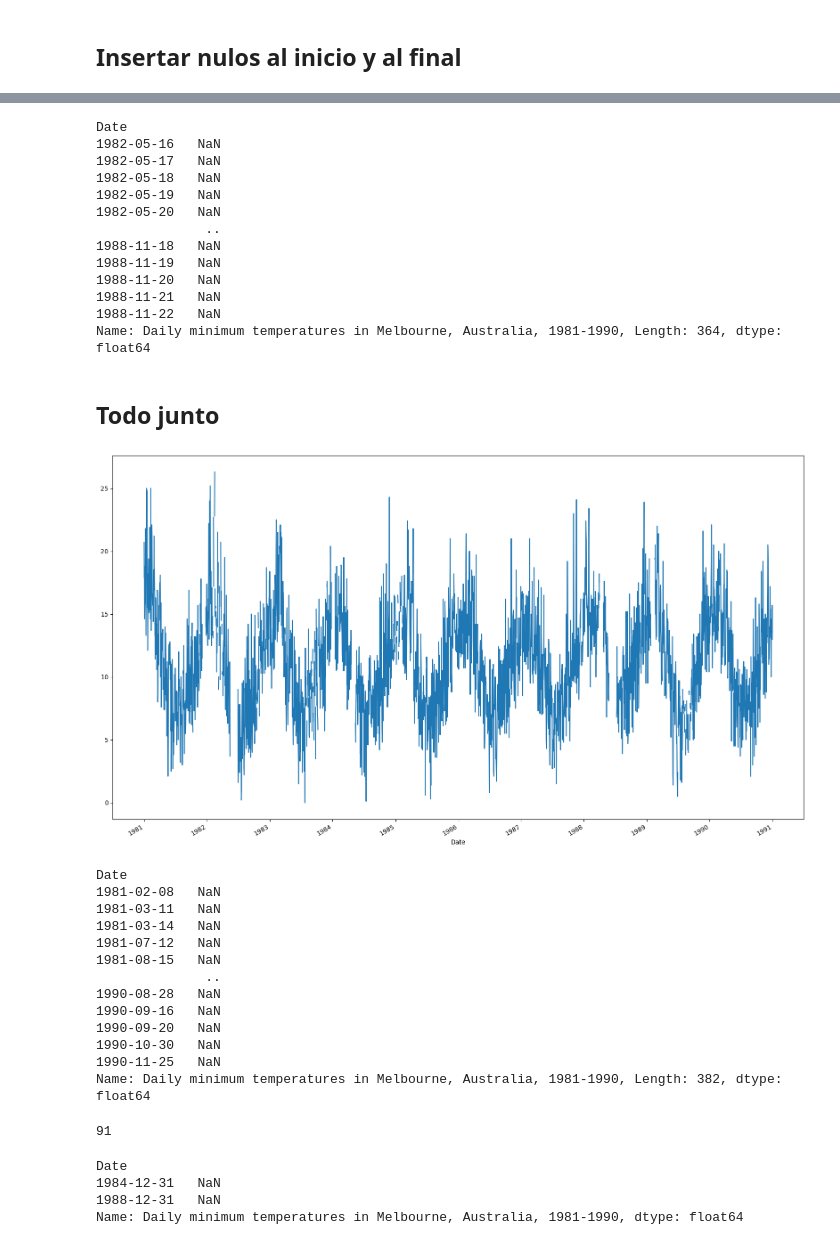
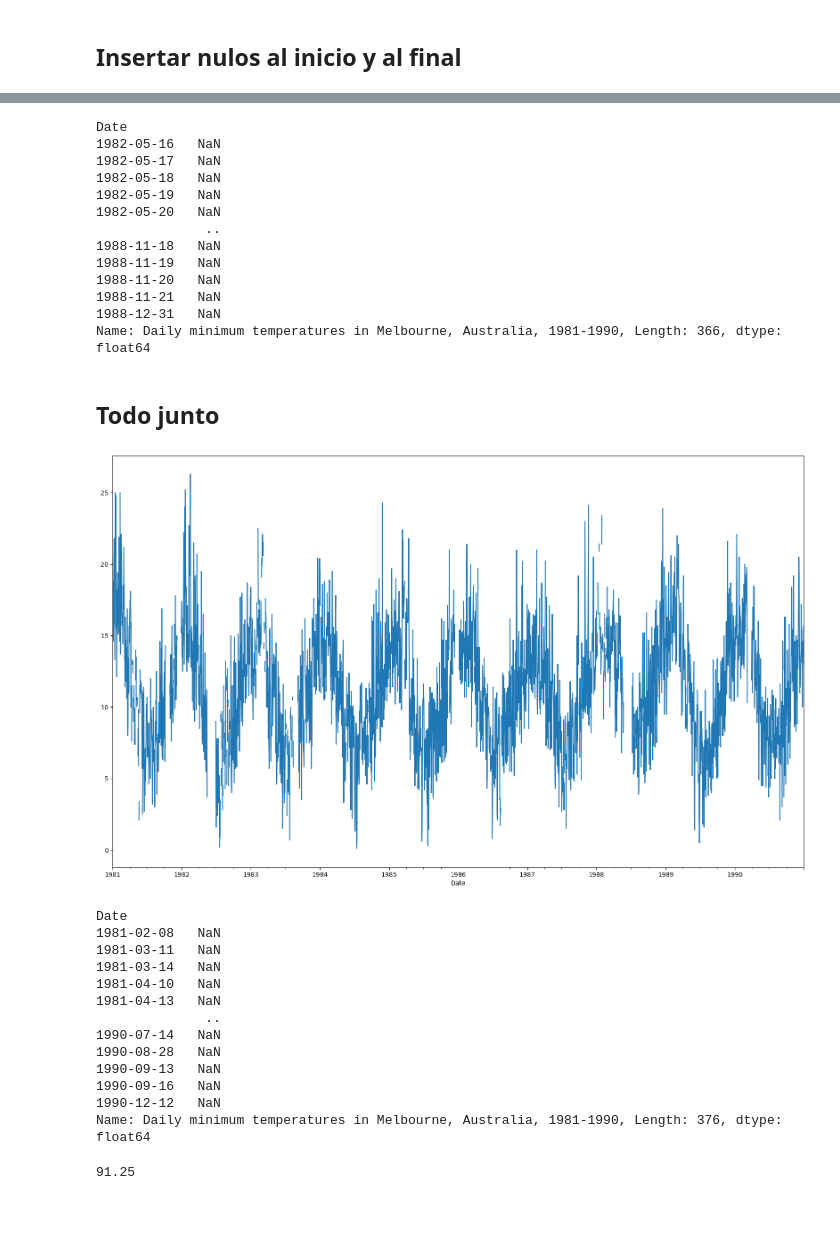
Before and after one commit to amangelluis/WorkspaceTFG, a Jupyter notebook: code/create_missing_values.ipynb, the cells around one changed output, grey strips where cells are left out. Drawn from its saved outputs; the diff is of its cells as text; code cells hidden in the pictures; blank space fills up the shorter version.

```diff
--- a/code/create_missing_values.ipynb
+++ b/code/create_missing_values.ipynb
@@ -44,0 +47,3 @@ dataframe.isnull().melt().pipe(lambda df: (sns.displot(data=df, y='variable', hu
+# %%
+series = series.resample('D').mean()
+series[series.isna()]
@@ -96,7 +104,12 @@ n_eliminar = int(len(series) * porcentaje)
 indices_a_eliminar = np.random.choice(series.index, size=round(n_eliminar*divisiones), replace=False)
 
 for i in range (0, len(indices_a_eliminar)):
-    serie_nulos_seguidos.iloc[serie_nulos_seguidos.index.get_loc(indices_a_eliminar[i]):serie_nulos_seguidos.index.get_loc(indices_a_eliminar[i])+int(1/divisiones)+1] = np.nan
+    inicio = serie_nulos_seguidos.index.get_loc(indices_a_eliminar[i])
+    final = serie_nulos_seguidos.index.get_loc(indices_a_eliminar[i])+int(1/divisiones)+1
+    if final >= len(serie_nulos_seguidos):
+        inicio -= int(1/divisiones)+1
+        final -= int(1/divisiones)+1
+    serie_nulos_seguidos.iloc[inicio:final] = np.nan
 serie_nulos_seguidos.plot(figsize=(20,12))
 plt.show()
 # %% [output]
@@ -174,10 +177,12 @@ serie_nulos_discontinuos = series.copy()
 n_eliminar = int(len(series) * porcentaje)
 
 indices_a_eliminar = np.random.choice(series.index, size=round(n_eliminar*divisiones), replace=False)
-
 for i in range (0, len(indices_a_eliminar)):
     inicio = serie_nulos_discontinuos.index.get_loc(indices_a_eliminar[i])
     final = serie_nulos_discontinuos.index.get_loc(indices_a_eliminar[i])+int(1/divisiones)*3+7
+    if final>=len(serie_nulos_discontinuos):
+        inicio -= int(1/divisiones)*3+7
+        final -= int(1/divisiones)*3+7
     for j in range(inicio,final,3):
         serie_nulos_discontinuos.iloc[j] = np.nan
 serie_nulos_discontinuos.plot(figsize=(20,12))
@@ -239,8 +244,8 @@ Date
 1988-11-19   NaN
 1988-11-20   NaN
 1988-11-21   NaN
-1988-11-22   NaN
-Name: Daily minimum temperatures in Melbourne, Australia, 1981-1990, Length: 364, dtype: float64
+1988-12-31   NaN
+Name: Daily minimum temperatures in Melbourne, Australia, 1981-1990, Length: 366, dtype: float64
 # %% [markdown]
 ## Todo junto
 # %%
@@ -249,41 +254,50 @@ divisiones = 0.05
 
 serie_nulos_mix = series.copy()
 
-n_eliminar_por_seccion = int(len(series) * porcentaje/4)
+n_eliminar = int(len(series) * porcentaje)
+n_eliminar_por_seccion = n_eliminar/4
 
 # Seccion discontinua
 np.random.seed(1) # para tener resultados repetibles
 
 indices_a_eliminar = np.random.choice(series.index, size=round(n_eliminar_por_seccion*divisiones), replace=False)
 
 for i in range (0, len(indices_a_eliminar)):
     inicio = serie_nulos_mix.index.get_loc(indices_a_eliminar[i])
     final = serie_nulos_mix.index.get_loc(indices_a_eliminar[i])+int(1/divisiones)*3
+    if final>=len(serie_nulos_discontinuos):
+        inicio -= int(1/divisiones)*3
+        final -= int(1/divisiones)*3
     for j in range(inicio,final,3):
         serie_nulos_mix.iloc[j] = np.nan
 
 # Seccion seguidos
 np.random.seed(2) # para tener resultados repetibles
 
 indices_a_eliminar = np.random.choice(series.index, size=round(n_eliminar_por_seccion*divisiones), replace=False)
 
 for i in range (0, len(indices_a_eliminar)):
-    serie_nulos_mix.iloc[serie_nulos_mix.index.get_loc(indices_a_eliminar[i]):serie_nulos_mix.index.get_loc(indices_a_eliminar[i])+int(1/divisiones)+1] = np.nan
+    inicio = serie_nulos_mix.index.get_loc(indices_a_eliminar[i])
+    final = serie_nulos_mix.index.get_loc(indices_a_eliminar[i])+int(1/divisiones)+1
+    if final >= len(serie_nulos_mix):
+        inicio -= int(1/divisiones)+1
+        final -= int(1/divisiones)+1
+    serie_nulos_mix.iloc[inicio:final] = np.nan
 
 # Seccion aleatoria
 np.random.seed(3) # para tener resultados repetibles
-indices_a_eliminar = np.random.choice(series.index, size=n_eliminar_por_seccion, replace=False)
+indices_a_eliminar = np.random.choice(series.index, size=round(n_eliminar_por_seccion), replace=False)
 
 serie_nulos_mix.loc[indices_a_eliminar] = np.nan
 
 # Seccion inicio fin
 serie_nulos_mix.iloc[500:500+int(n_eliminar_por_seccion/2)] = np.nan # Eliminar unos datos del inicio
 serie_nulos_mix.iloc[2700:2700+int(n_eliminar_por_seccion/2)] = np.nan # Eliminar unos datos del final
 
 serie_nulos_mix.plot(figsize=(20,12))
 plt.show()
 # %% [output]
-[figure, old version]
+[figure, new version]
 # %%
 serie_nulos_mix[serie_nulos_mix.isna()]
 # %% [output]
@@ -291,24 +305,16 @@ Date
 1981-02-08   NaN
 1981-03-11   NaN
 1981-03-14   NaN
-1981-07-12   NaN
-1981-08-15   NaN
+1981-04-10   NaN
+1981-04-13   NaN
               ..
+1990-07-14   NaN
 1990-08-28   NaN
+1990-09-13   NaN
 1990-09-16   NaN
-1990-09-20   NaN
-1990-10-30   NaN
-1990-11-25   NaN
-Name: Daily minimum temperatures in Melbourne, Australia, 1981-1990, Length: 382, dtype: float64
+1990-12-12   NaN
+Name: Daily minimum temperatures in Melbourne, Australia, 1981-1990, Length: 376, dtype: float64
 # %%
 n_eliminar_por_seccion
 # %% [output]
-91
+91.25
-# %%
-upsampled = series.resample('D').mean()
-upsampled[upsampled.isna()]
-# %% [output]
-Date
-1984-12-31   NaN
-1988-12-31   NaN
-Name: Daily minimum temperatures in Melbourne, Australia, 1981-1990, dtype: float64
```
Also changed, not shown: parts of 14 cells of this notebook.
